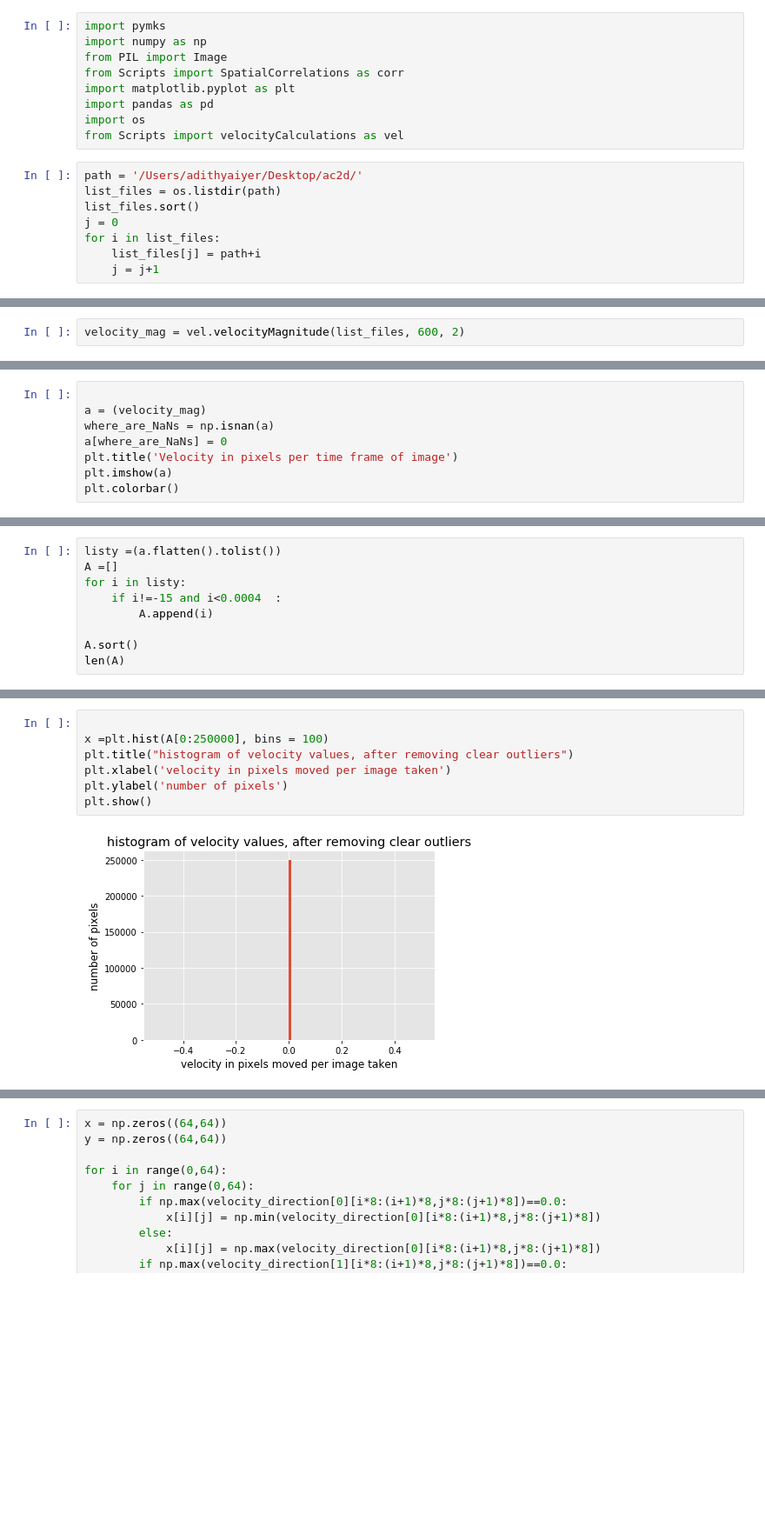
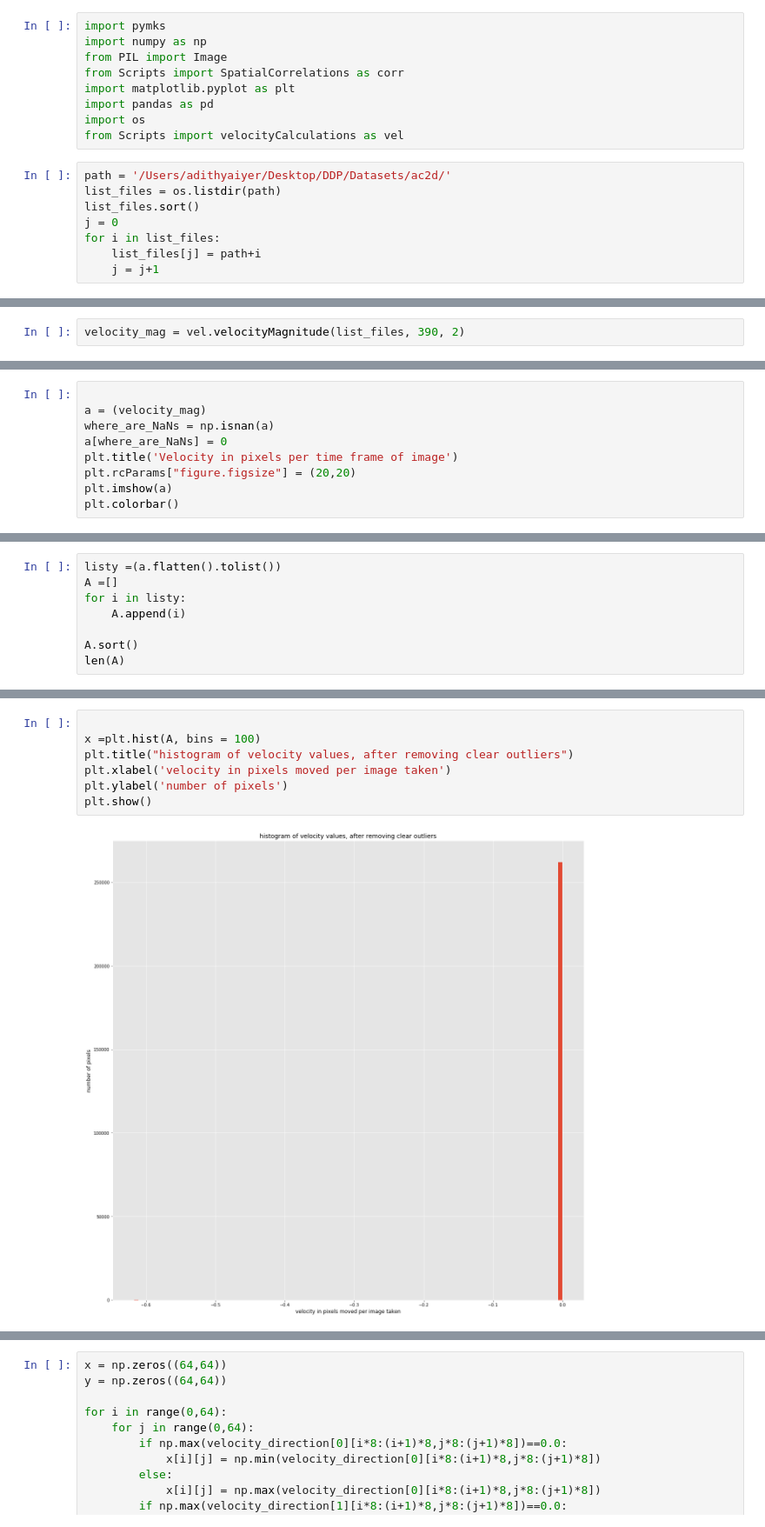
Before and after one commit to nhgowtham/MicrostructureStatistics, a Jupyter notebook: Velocity Distributions-Circular.ipynb, the cells around one changed output, grey strips where cells are left out. Shown at 87% size. Cells and saved outputs as stored; diff of their text form; blank space fills up the shorter version.

```diff
--- a/Velocity Distributions-Circular.ipynb
+++ b/Velocity Distributions-Circular.ipynb
@@ -8,7 +8,7 @@ import pandas as pd
 import os
 from Scripts import velocityCalculations as vel
 # %%
-path = '/Users/adithyaiyer/Desktop/ac2d/'
+path = '/Users/adithyaiyer/Desktop/DDP/Datasets/ac2d/'
 list_files = os.listdir(path)
 list_files.sort()
 j = 0
@@ -53,2 +53,2 @@ plt.colorbar()
 # %%
-velocity_mag = vel.velocityMagnitude(list_files, 600, 2)
+velocity_mag = vel.velocityMagnitude(list_files, 390, 2)
@@ -60,6 +58,7 @@ a = (velocity_mag)
 where_are_NaNs = np.isnan(a)
 a[where_are_NaNs] = 0
 plt.title('Velocity in pixels per time frame of image')
+plt.rcParams["figure.figsize"] = (20,20)
 plt.imshow(a)
 plt.colorbar()
 # %% [output]
@@ -69,8 +68,7 @@ plt.colorbar()
 listy =(a.flatten().tolist())
 A =[]
 for i in listy:
-    if i!=-15 and i<0.0004  :
-        A.append(i)
+    A.append(i)
 
 A.sort()
 len(A)
@@ -87,10 +85,10 @@ plt.show()
 # %%
 
-x =plt.hist(A[0:250000], bins = 100)
+x =plt.hist(A, bins = 100)
 plt.title("histogram of velocity values, after removing clear outliers")
 plt.xlabel('velocity in pixels moved per image taken')
 plt.ylabel('number of pixels')
 plt.show()
 # %% [output]
-[figure, old version]
+[figure, new version]
 # %%
```
Also changed, not shown: parts of 10 cells of this notebook, 3 other files.
